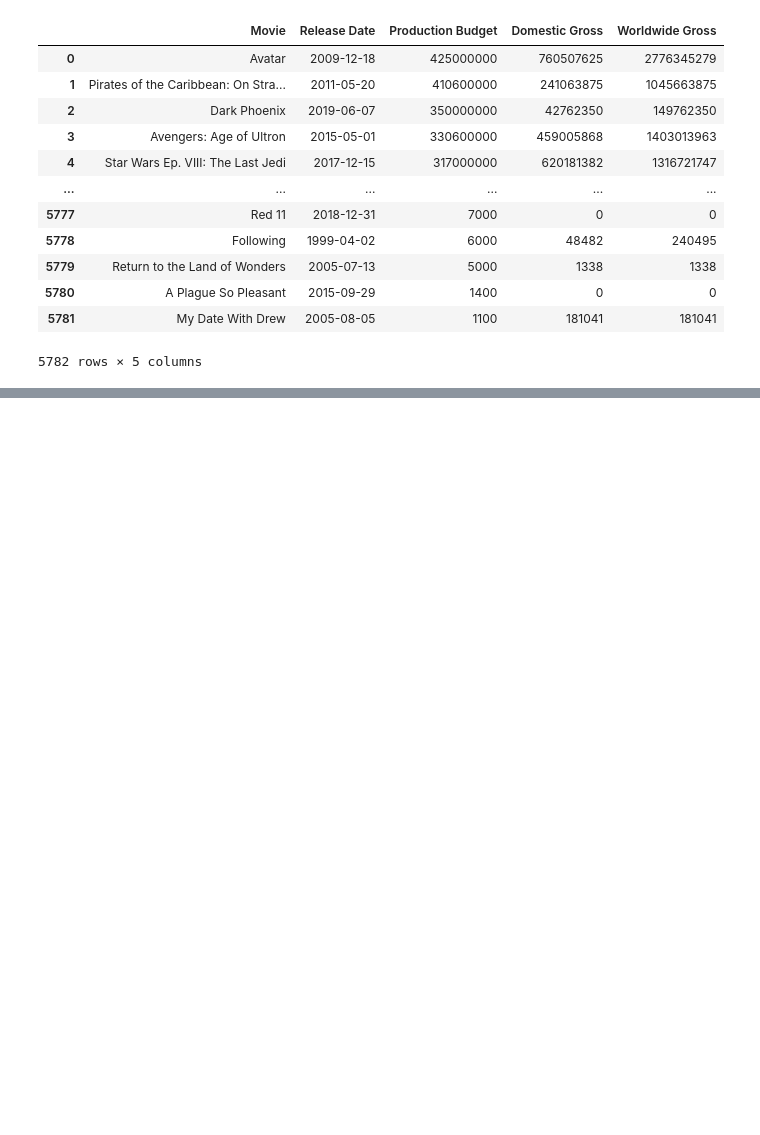
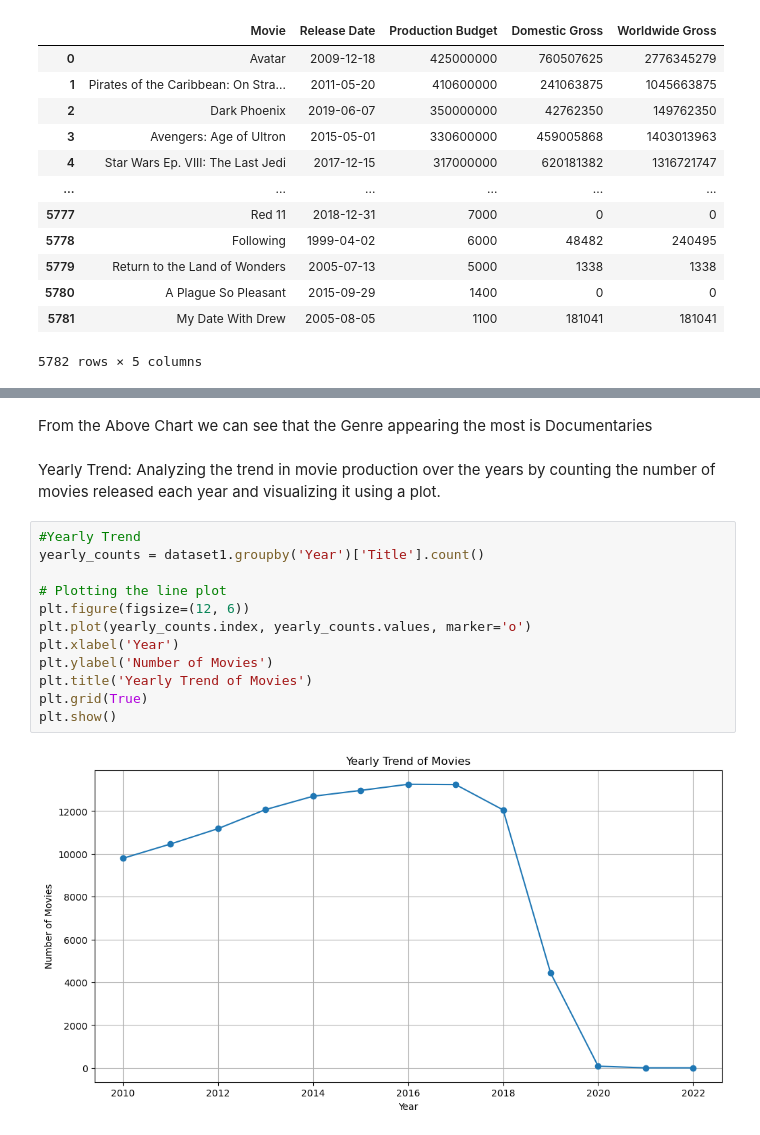
Before and after one commit to Ivan3864/Microsoft-Movie-Studio-Analysis, a Jupyter notebook: insight.ipynb, the cells around one changed output, grey strips where cells are left out. Drawn from its saved outputs; the diff is of its cells as text; blank space fills up the shorter version.

```diff
--- a/insight.ipynb
+++ b/insight.ipynb
@@ -414,0 +468,18 @@ dataset3
+# %% [markdown]
+From the Above Chart we can see that the Genre appearing the most is Documentaries
+# %% [markdown]
+Yearly Trend: Analyzing the trend in movie production over the years by counting the number of movies released each year and visualizing it using a plot.
+# %%
+#Yearly Trend
+yearly_counts = dataset1.groupby('Year')['Title'].count()
+
+# Plotting the line plot
+plt.figure(figsize=(12, 6))
+plt.plot(yearly_counts.index, yearly_counts.values, marker='o')
+plt.xlabel('Year')
+plt.ylabel('Number of Movies')
+plt.title('Yearly Trend of Movies')
+plt.grid(True)
+plt.show()
+# %% [output]
+[figure, added]
```
Also changed, not shown: parts of 7 cells of this notebook.
